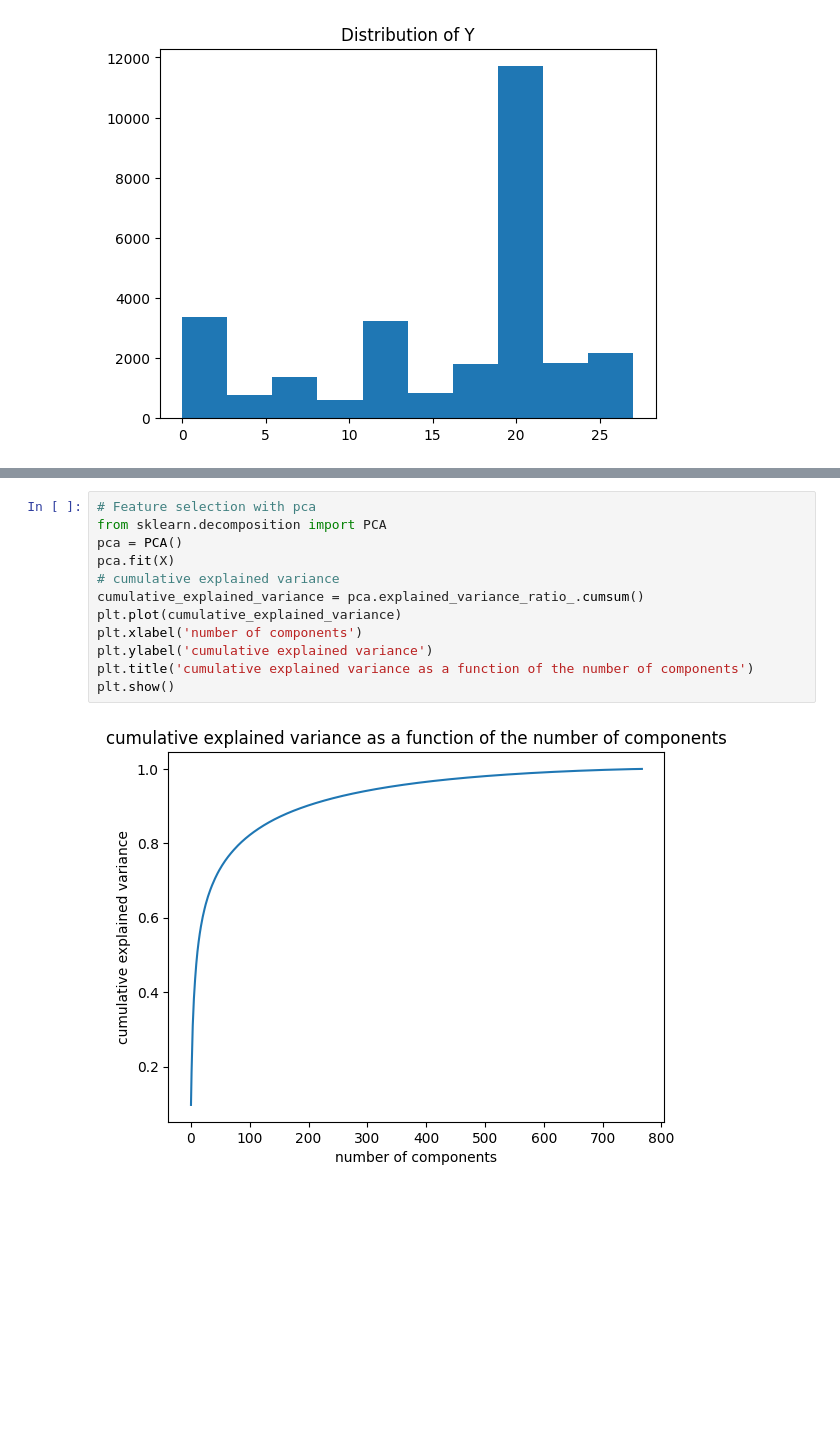
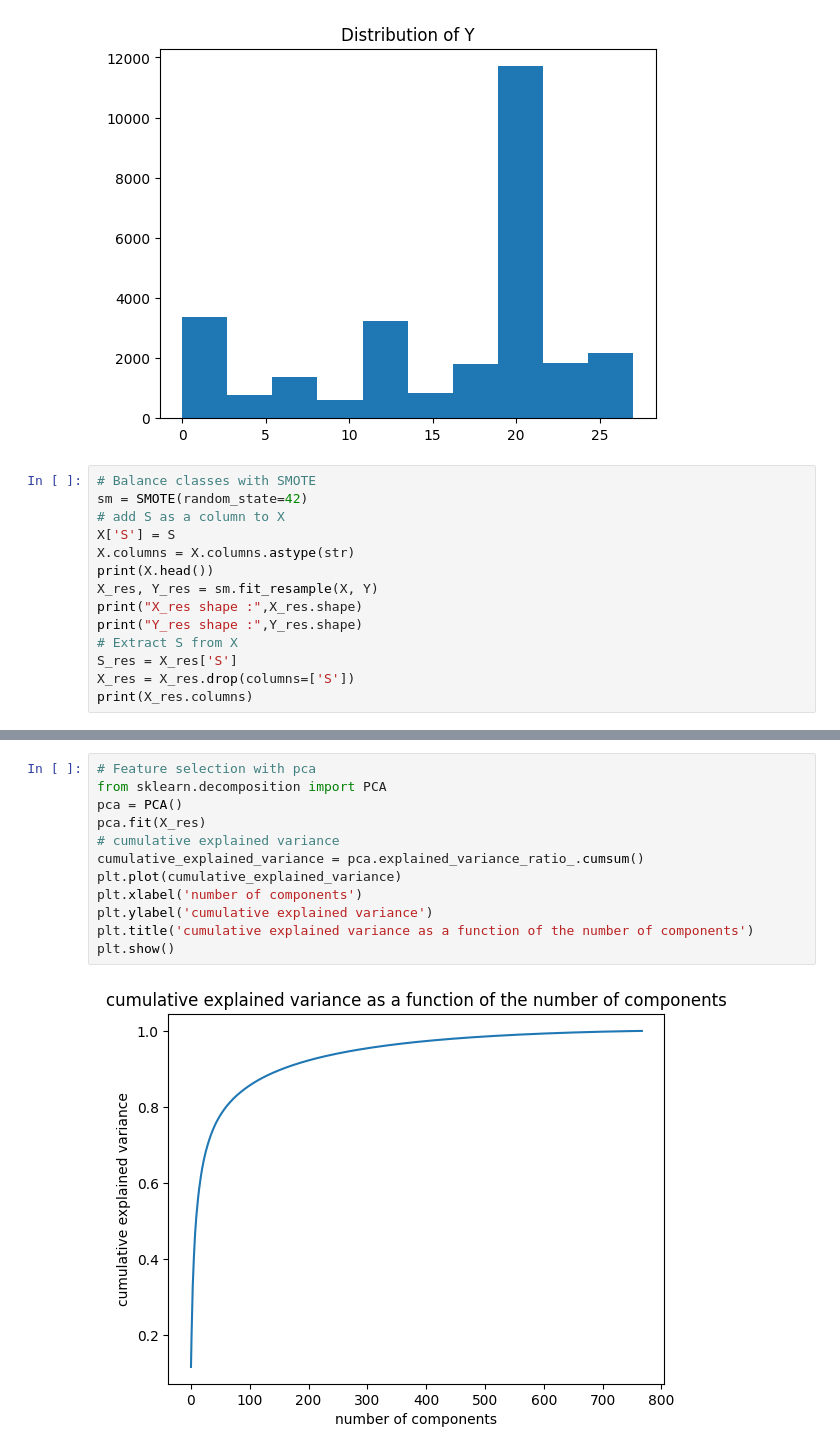
Before and after one commit to codaleks/Data_Challenge, a Jupyter notebook: notebooks/notebook.ipynb, the cells around one changed output, grey strips where cells are left out. Drawn from its saved outputs; the diff is of its cells as text; blank space fills up the shorter version.

```diff
--- a/notebooks/notebook.ipynb
+++ b/notebooks/notebook.ipynb
@@ -113,3 +118,17 @@ plt.show()
 # %% [output]
 [figure]
 [figure]
+# %%
+# Balance classes with SMOTE
+sm = SMOTE(random_state=42)
+# add S as a column to X
+X['S'] = S
+X.columns = X.columns.astype(str)
+print(X.head())
+X_res, Y_res = sm.fit_resample(X, Y)
+print("X_res shape :",X_res.shape)
+print("Y_res shape :",Y_res.shape)
+# Extract S from X
+S_res = X_res['S']
+X_res = X_res.drop(columns=['S'])
+print(X_res.columns)
@@ -116,14 +164,14 @@ plt.show()
 # %%
 # Feature selection with pca
 from sklearn.decomposition import PCA
 pca = PCA()
-pca.fit(X)
+pca.fit(X_res)
 # cumulative explained variance
 cumulative_explained_variance = pca.explained_variance_ratio_.cumsum()
 plt.plot(cumulative_explained_variance)
 plt.xlabel('number of components')
 plt.ylabel('cumulative explained variance')
 plt.title('cumulative explained variance as a function of the number of components')
 plt.show()
 # %% [output]
-[figure, old version]
+[figure, new version]
```
Also changed, not shown: parts of 10 cells of this notebook, 3 other files.
